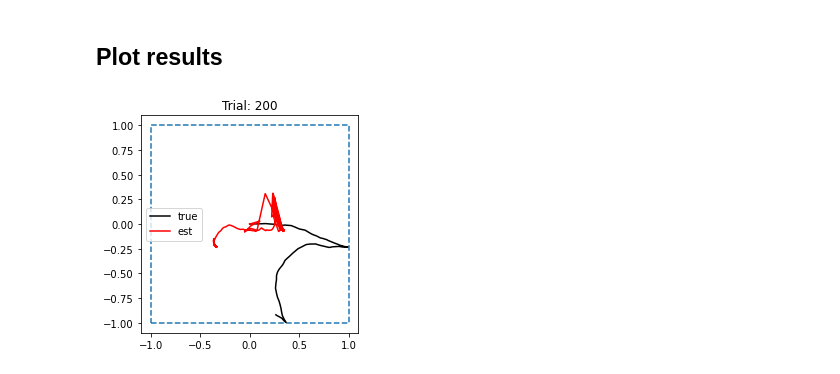
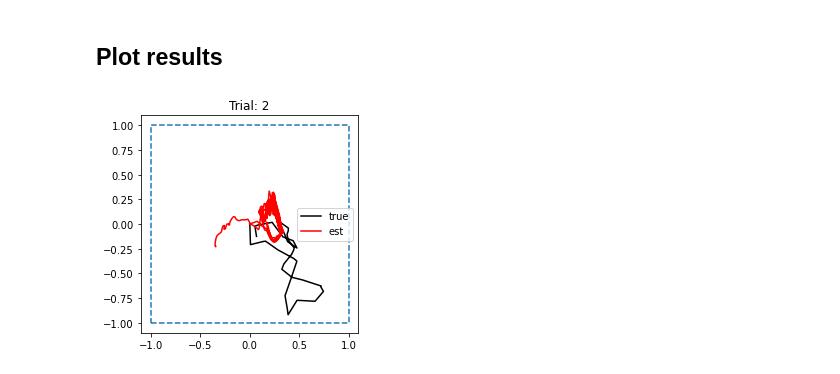
Before and after one commit to conormcgrory/rnn_spatial, a Jupyter notebook: examine_rnn_model.ipynb, the cells around one changed output. Cells and saved outputs as stored; diff of their text form; code cells hidden in the pictures.

Commit message:
Changed simulation model to match Chris's code

```diff
--- a/examine_rnn_model.ipynb
+++ b/examine_rnn_model.ipynb
@@ -19,6 +19,5 @@ NUM_UNITS = 32
-# %%
-sim = motion.load_simulation(DATA_FPATH)
-dset = sim.to_dataset()
+# %%
+sim_params, vel, pos = motion.load_simulation_results(TEST_DATA_DIR)
 # %% [markdown]
 ## Load model
 # %%
@@ -33,13 +29,25 @@ pos_est_plt = pos_est[0].detach().numpy()
+# %%
+# Convert velocity array to Tensor in order to run model
+vel_t = torch.Tensor(vel)
+
+# Predict estimated position
+pos_est_t = model(vel_t)
+
+# Convert estimated position back to Numpy array
+pos_est = pos_est_t[0].detach().numpy()
 # %% [markdown]
 ## Plot results
+# %%
+if sim_params['boundary_type'] == 'square':
+    boundary = motion.SquareBoundary(sim_params['boundary_height'])
+else:
+    raise ValueError(f'Boundary not supported.')
 # %%
-trial_plt = 200
+trial_plt = 2
 
 fig, ax = plt.subplots(1, 1)
 ax.set_aspect('equal')
 ax.set_title(f'Trial: {trial_plt}')
-
-motion.plot_position_estimate(sim.boundary, sim.pos[trial_plt], pos_est_plt[trial_plt], ax)
-plt.savefig('test_03_29.png')
+motion.plot_position_estimate(boundary, pos[trial_plt], pos_est[trial_plt], ax)
 # %% [output]
-[figure, old version]
+[figure, new version]
```
Also changed, not shown: parts of 3 cells of this notebook, 7 other files.
